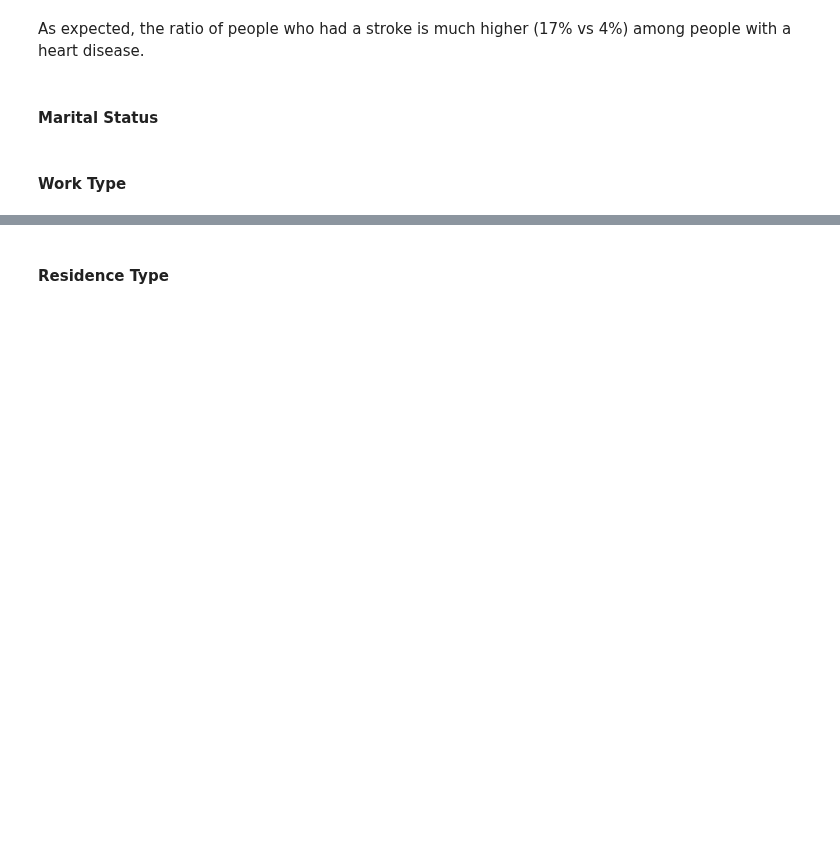
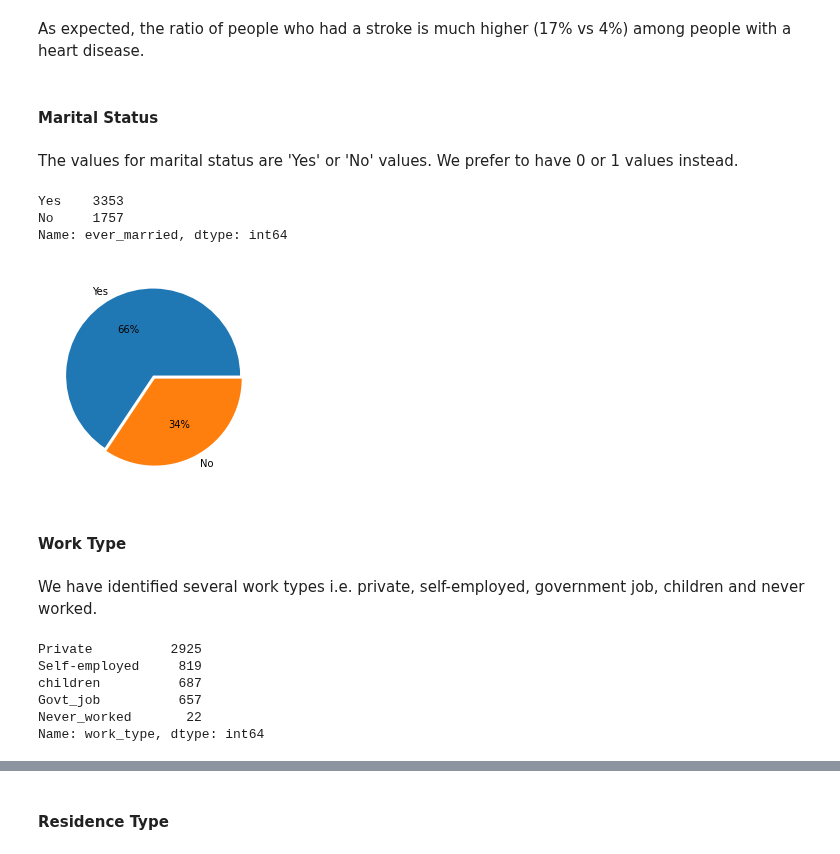
Before and after one commit to bori00/Stroke-Predictor, a Jupyter notebook: Stroke_Predictor.ipynb, the cells around one changed output, grey strips where cells are left out. Drawn from its saved outputs; the diff is of its cells as text; code cells hidden in the pictures; blank space fills up the shorter version.

```diff
--- a/Stroke_Predictor.ipynb
+++ b/Stroke_Predictor.ipynb
@@ -219,5 +242,32 @@ plot_categorical_variable_stroke_ratio(stroke_df, "heart_disease", "The ratio of
 As expected, the ratio of people who had a stroke is much higher (17% vs 4%) among people with a heart disease.
 # %% [markdown]
 #### Marital Status
+# %% [markdown]
+The values for marital status are 'Yes' or 'No' values. We prefer to have 0 or 1 values instead.
+# %%
+ever_married_value_counts = stroke_df.ever_married.value_counts()
+ever_married_value_counts
+# %% [output]
+Yes    3353
+No     1757
+Name: ever_married, dtype: int64
+# %%
+explode = [0.02,0.02]
+plt.pie(ever_married_value_counts.array, labels=ever_married_value_counts.index, autopct = '%0.0f%%', explode = explode)
+plt.show()
+# %% [output]
+[figure, added]
 # %% [markdown]
 #### Work Type
+# %% [markdown]
+We have identified several work types i.e. private, self-employed, government job, children and never worked.
+# %%
+work_type_value_counts = stroke_df.work_type.value_counts()
+work_type_value_counts
+# %% [output]
+Private          2925
+Self-employed     819
+children          687
+Govt_job          657
+Never_worked       22
+Name: work_type, dtype: int64
```
Also changed, not shown: parts of 16 cells of this notebook.
